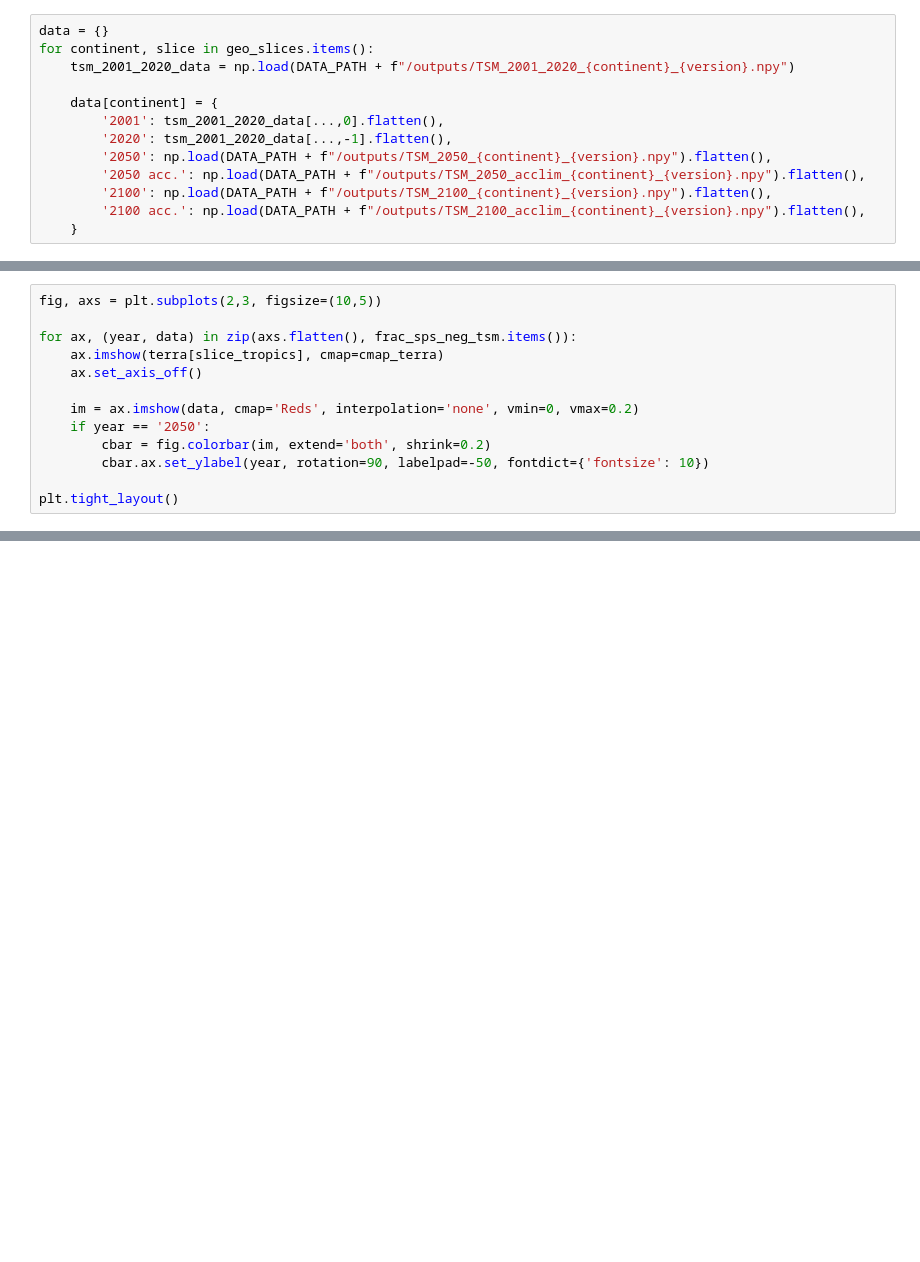
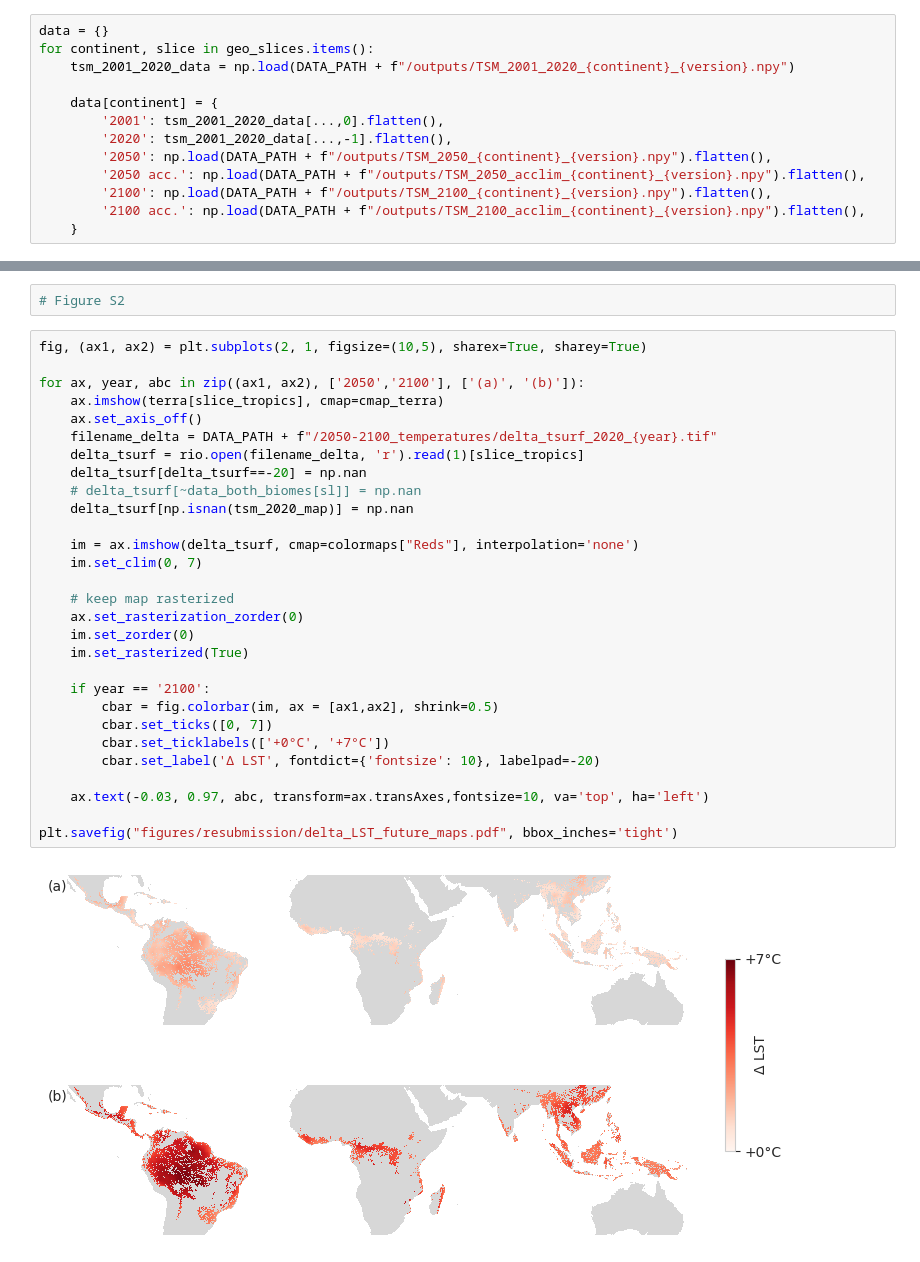
Before and after one commit to gaslen/Tcrit_tropical, a Jupyter notebook: figures.ipynb, the cells around one changed output, grey strips where cells are left out. Cells and saved outputs as stored; diff of their text form; blank space fills up the shorter version.

```diff
--- a/figures.ipynb
+++ b/figures.ipynb
@@ -283,13 +368,0 @@ for key, array in frac_sps_neg_tsm.items():
-# %%
-fig, axs = plt.subplots(2,3, figsize=(10,5))
-
-for ax, (year, data) in zip(axs.flatten(), frac_sps_neg_tsm.items()):
-    ax.imshow(terra[slice_tropics], cmap=cmap_terra)
-    ax.set_axis_off()
-
-    im = ax.imshow(data, cmap='Reds', interpolation='none', vmin=0, vmax=0.2)
-    if year == '2050':
-        cbar = fig.colorbar(im, extend='both', shrink=0.2)
-        cbar.ax.set_ylabel(year, rotation=90, labelpad=-50, fontdict={'fontsize': 10})
-
-plt.tight_layout()
@@ -497,0 +409,33 @@ MemoryError: Unable to allocate 1.83 TiB for an array with shape (5018, 9999, 99
+# %%
+# Figure S2
+# %%
+fig, (ax1, ax2) = plt.subplots(2, 1, figsize=(10,5), sharex=True, sharey=True)
+
+for ax, year, abc in zip((ax1, ax2), ['2050','2100'], ['(a)', '(b)']):
+    ax.imshow(terra[slice_tropics], cmap=cmap_terra)
+    ax.set_axis_off()
+    filename_delta = DATA_PATH + f"/2050-2100_temperatures/delta_tsurf_2020_{year}.tif"
+    delta_tsurf = rio.open(filename_delta, 'r').read(1)[slice_tropics]
+    delta_tsurf[delta_tsurf==-20] = np.nan
+    # delta_tsurf[~data_both_biomes[sl]] = np.nan
+    delta_tsurf[np.isnan(tsm_2020_map)] = np.nan
+
+    im = ax.imshow(delta_tsurf, cmap=colormaps["Reds"], interpolation='none')
+    im.set_clim(0, 7)
+
+    # keep map rasterized
+    ax.set_rasterization_zorder(0)
+    im.set_zorder(0)
+    im.set_rasterized(True)
+
+    if year == '2100':
+        cbar = fig.colorbar(im, ax = [ax1,ax2], shrink=0.5)
+        cbar.set_ticks([0, 7])
+        cbar.set_ticklabels(['+0°C', '+7°C'])
+        cbar.set_label('Δ LST', fontdict={'fontsize': 10}, labelpad=-20)
+
+    ax.text(-0.03, 0.97, abc, transform=ax.transAxes,fontsize=10, va='top', ha='left')
+
+plt.savefig("figures/resubmission/delta_LST_future_maps.pdf", bbox_inches='tight')
+# %% [output]
+[figure, added]
```
Also changed, not shown: parts of 78 cells of this notebook, 4 other files.
